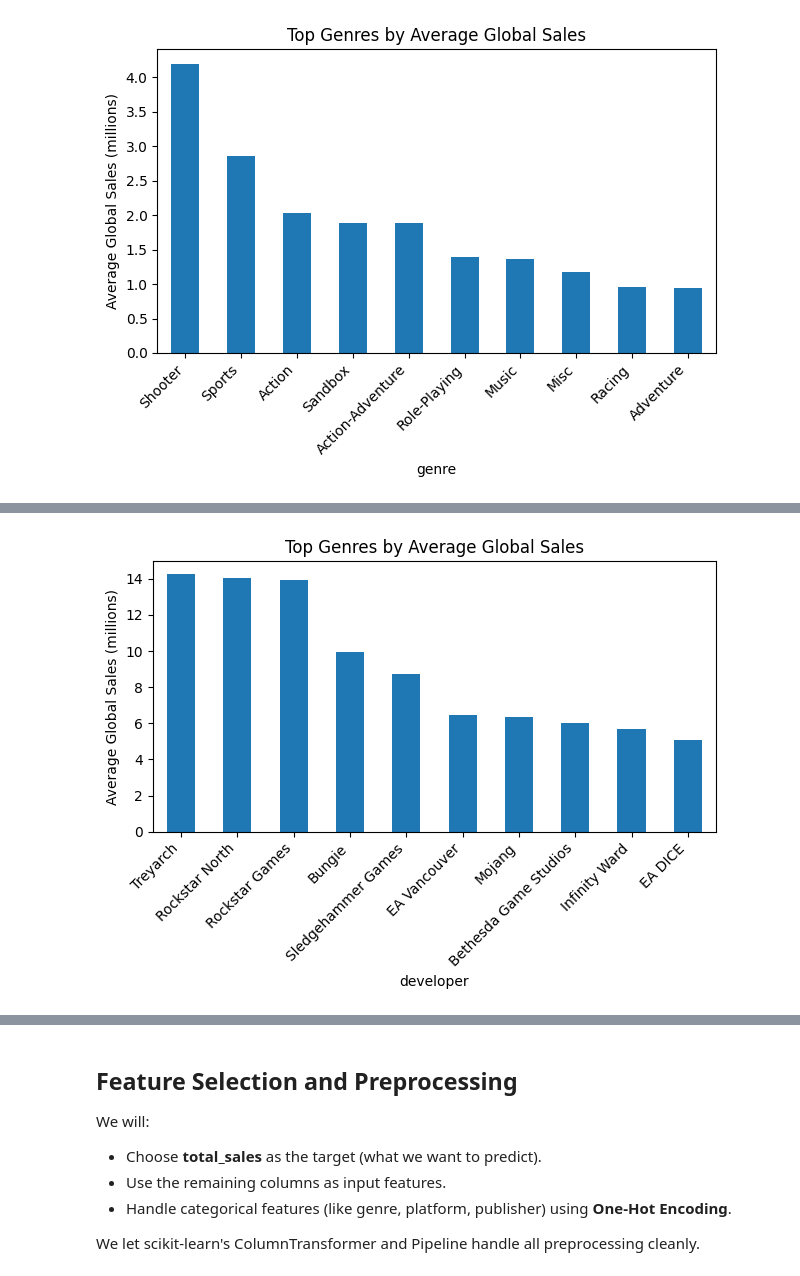
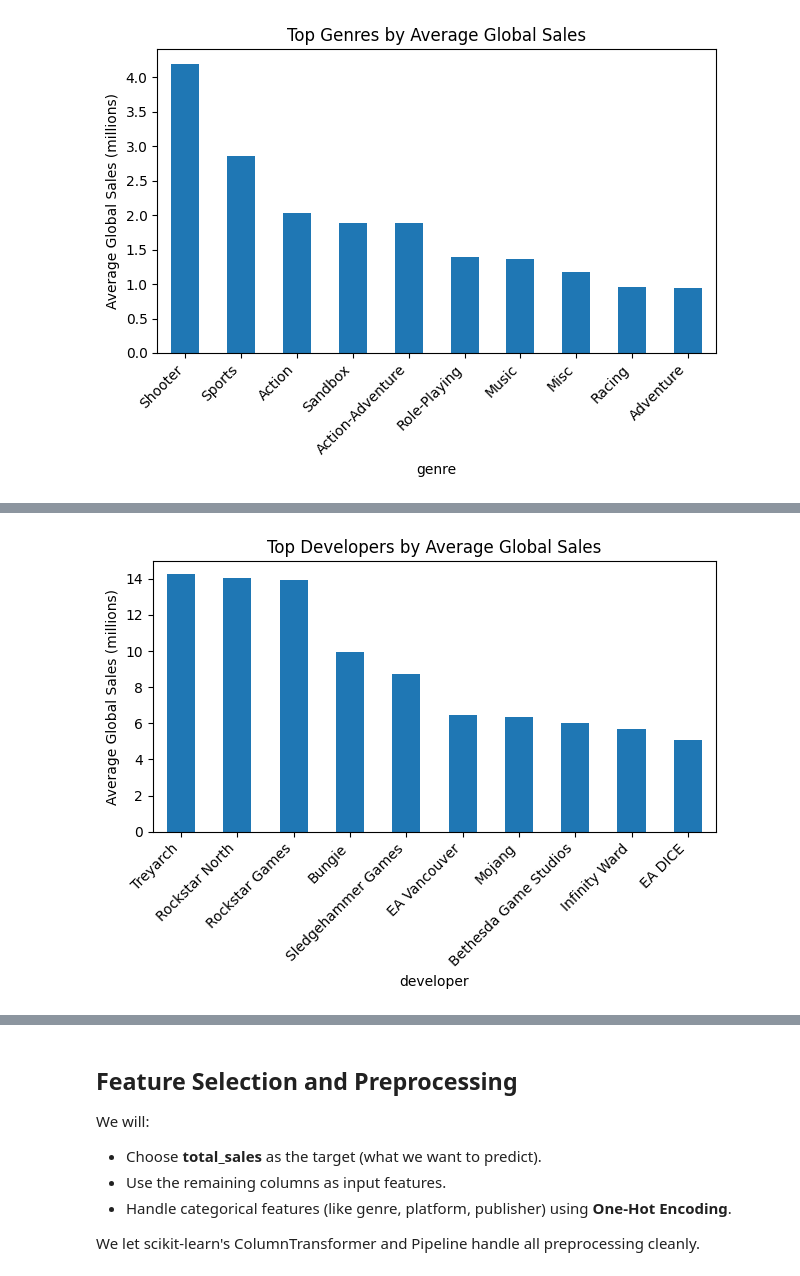
Before and after one commit to Zeshriel/Video-Game-Sales-Random-Forest, a Jupyter notebook: Final_Report_Video_Game_Sales_Random_Forest.ipynb, the cells around one changed output, grey strips where cells are left out. Cells and saved outputs as stored; diff of their text form; code cells hidden in the pictures.

```diff
--- a/Final_Report_Video_Game_Sales_Random_Forest.ipynb
+++ b/Final_Report_Video_Game_Sales_Random_Forest.ipynb
@@ -160,14 +160,14 @@ plt.show()
 # %%
 # Top developers by average global sales
 plt.figure()
 df.groupby('developer')['total_sales'].mean().sort_values(ascending=False).head(10).plot(kind='bar')
 plt.ylabel('Average Global Sales (millions)')
-plt.title('Top Genres by Average Global Sales')
+plt.title('Top Developers by Average Global Sales')
 plt.xticks(rotation=45, ha='right')
 plt.tight_layout()
 plt.show()
 # %% [output]
-[figure, old version]
+[figure, new version]
 # %%
 # Top average critic scores by average global sales
 plt.figure()
```
Also changed, not shown: parts of 3 cells of this notebook.
